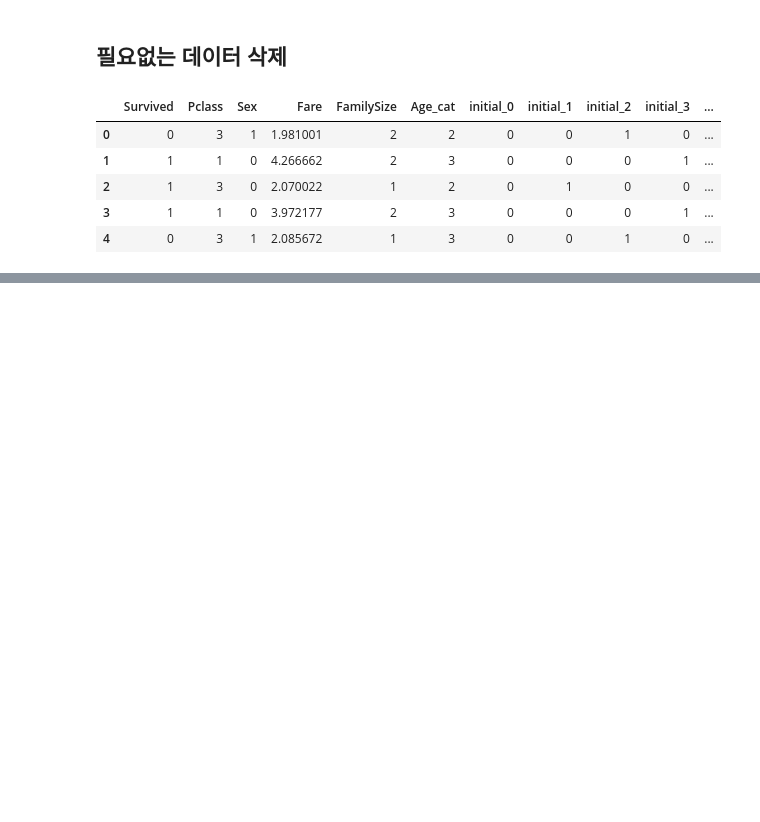
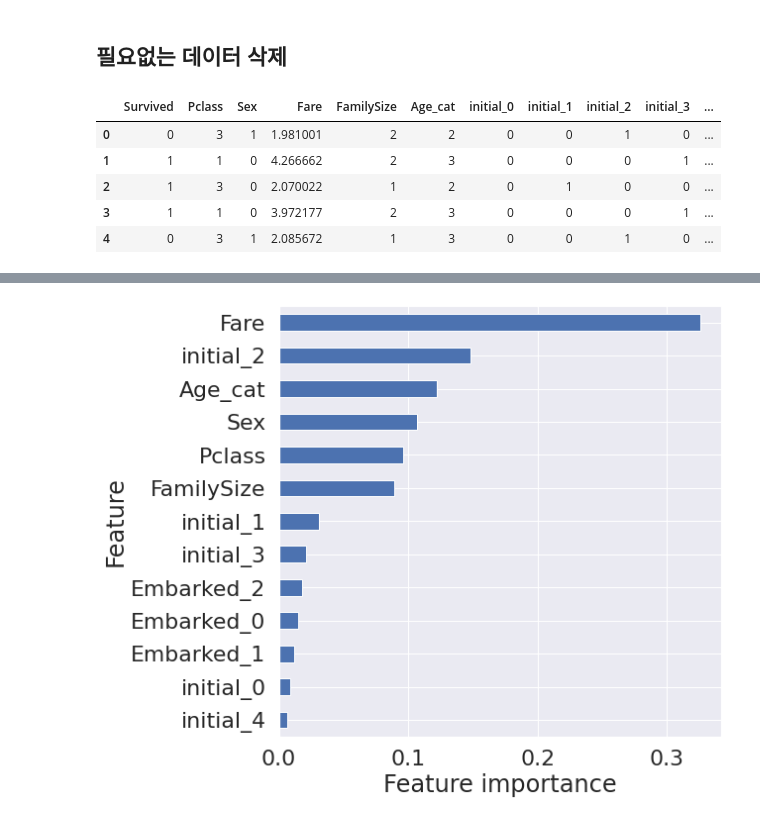
Before and after one commit to kimtomato/Kaggle_Project, a Jupyter notebook: titanic_feature_engineering.ipynb, the cells around one changed output, grey strips where cells are left out. Cells and saved outputs as stored; diff of their text form; code cells hidden in the pictures; blank space fills up the shorter version.

Commit message:
model_prediction, feature_importance, submit

```diff
--- a/titanic_feature_engineering.ipynb
+++ b/titanic_feature_engineering.ipynb
@@ -483,0 +481,12 @@ df_train.head()
+# %%
+#데이터 분리
+X_train = df_train.drop('Survived', axis=1).values #axis=1로 해야 모든 column 값이 떨어져나감
+target_label = df_train['Survived'].values
+X_test = df_test.values
+# %%
+#원래 df_train은(891,14) 이 중 30%를 valid로 주고 70%를 train으로 줌
+X_tr, X_vld, y_tr, y_vld = train_test_split(X_train, target_label, test_size=0.3, random_state=2018)
+#머신러닝 알고리즘에는 여러 파라미터들이 존재함
+#이런 파라미터들을 어떻게 튜닝하냐에따라 같은 데이터셋에서도 알고리즘이 잘되거나 잘되지 않을 수 있다.
+#파라미터 튜닝은 굉장히 중요함 (경험이 중요)
+X_tr.shape
@@ -483,0 +499,4 @@ df_train.head()
+# %%
+#오늘 강의에서는 파라미터의 경우 default setting
+model = RandomForestClassifier()
+model.fit(X_tr, y_tr) #train set을 이용하여 학습
@@ -483,0 +572,11 @@ df_train.head()
+# %%
+feature_importance = model.feature_importances_
+Series_feat_imp = Series(feature_importance, index = df_test.columns)
+# %%
+plt.figure(figsize=(8,8))
+Series_feat_imp.sort_values(ascending=True).plot.barh()
+plt.xlabel('Feature importance')
+plt.ylabel('Feature')
+plt.show()
+# %% [output]
+[figure, added]
```
Also changed, not shown: parts of 27 cells of this notebook.
